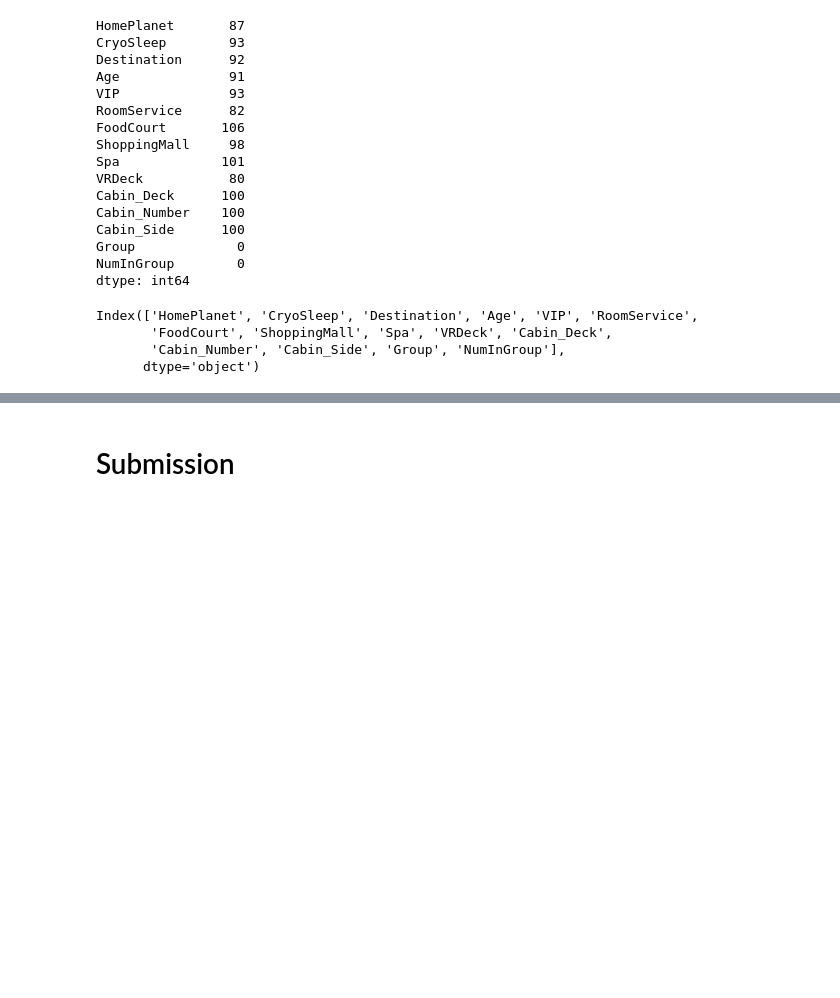
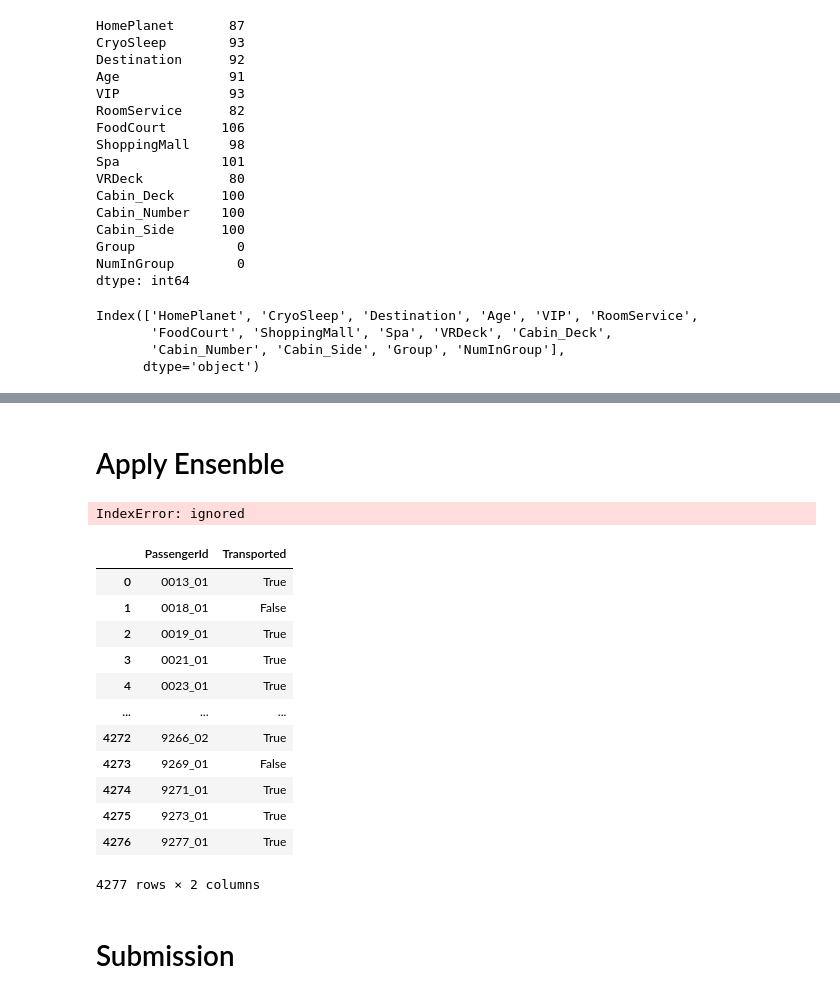
Before and after one commit to shin-sooin/Spaceship-Titanic, a Jupyter notebook: spaceship_titanic.ipynb, the cells around one changed output, grey strips where cells are left out. Drawn from its saved outputs; the diff is of its cells as text; code cells hidden in the pictures; blank space fills up the shorter version.

```diff
--- a/spaceship_titanic.ipynb
+++ b/spaceship_titanic.ipynb
@@ -620,0 +623,42 @@ df_test.sample(5)
+# %% [markdown]
+# Apply Ensenble
+# %%
+result=[]
+result.append(best_lgbm.predict(df_test).astype(np.bool))
+result.append(best_xgb.predict(df_test).astype(np.bool))
+result.append(best_rfc.predict(df_test).astype(np.bool))
+# %% [output]
+IndexError: ignored
+# %%
+final_result=[]
+for i in range(0,len(result[0])):
+  t=0
+  f=0
+  for j in range(0,3):
+    if result[j][i]:
+      t=t+1
+    else:
+      f=f+1
+  if t>f:
+    final_result.append(True)
+  else:
+    final_result.append(False)
+final_result
+# %%
+df_submission['Transported']=final_result
+# %%
+df_submission
+# %% [output]
+|  | PassengerId | Transported |
+| 0 | 0013_01 | True |
+| 1 | 0018_01 | False |
+| 2 | 0019_01 | True |
+| 3 | 0021_01 | True |
+| 4 | 0023_01 | True |
+| ... | ... | ... |
+| 4272 | 9266_02 | True |
+| 4273 | 9269_01 | False |
+| 4274 | 9271_01 | True |
+| 4275 | 9273_01 | True |
+| 4276 | 9277_01 | True |
+4277 rows × 2 columns
```
Also changed, not shown: parts of 16 cells of this notebook.
